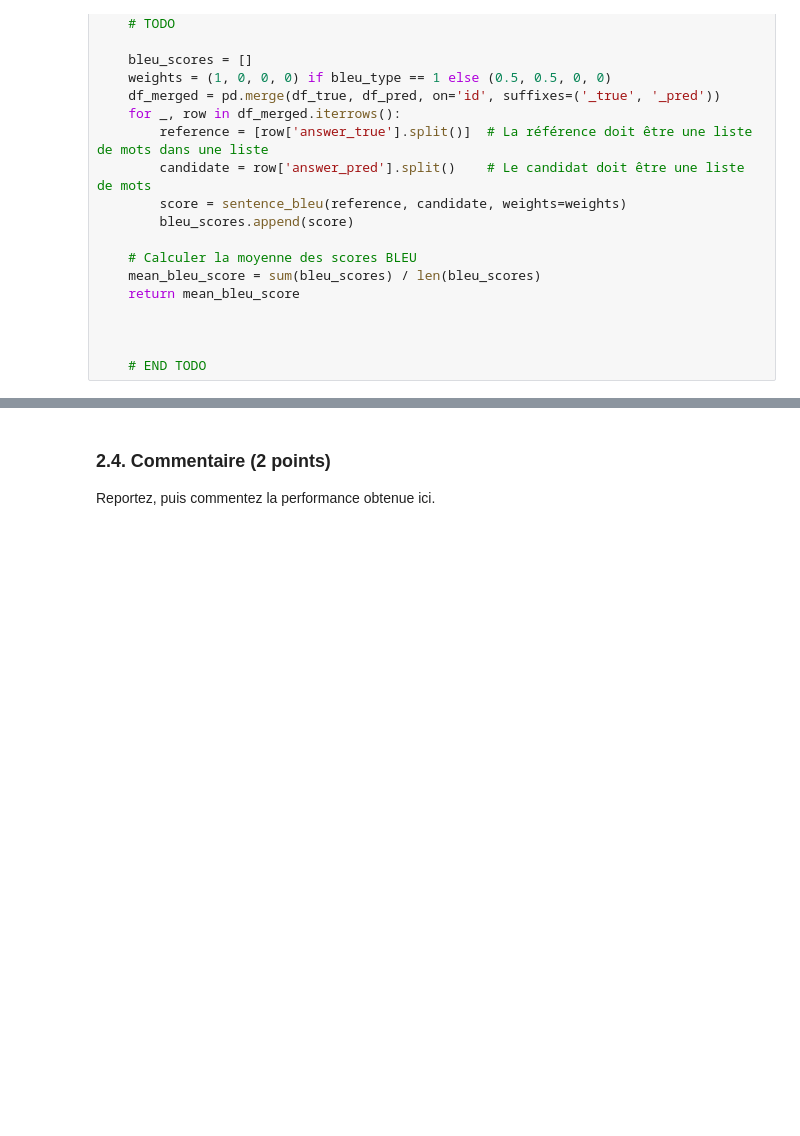
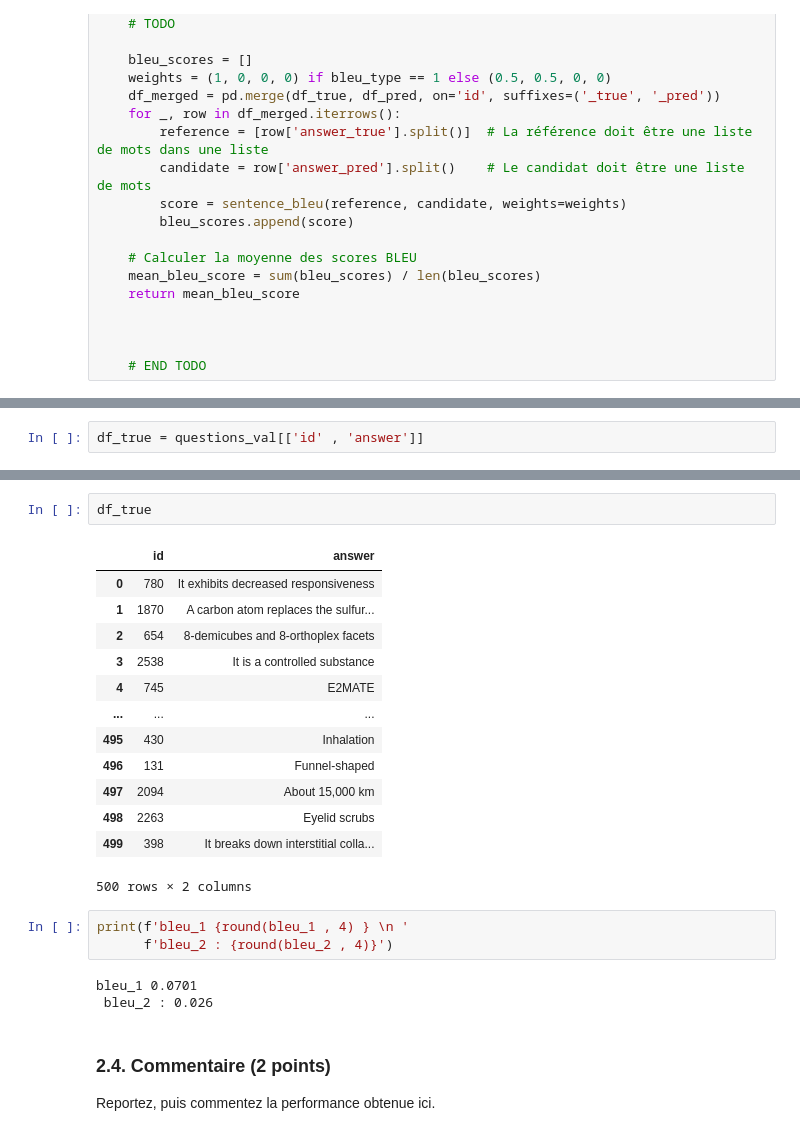
Before and after one commit to mohamedali05/TP_INF8460, a Jupyter notebook: TP_4/INF8460_A24_TP4.ipynb, the cells around one changed output, grey strips where cells are left out. Cells and saved outputs as stored; diff of their text form; blank space fills up the shorter version.

```diff
--- a/TP_4/INF8460_A24_TP4.ipynb
+++ b/TP_4/INF8460_A24_TP4.ipynb
@@ -394,0 +485,2 @@ device(type='cuda', index=0)
+# %%
+df_true = questions_val[['id' , 'answer']]
@@ -395,3 +507,25 @@ device(type='cuda', index=0)
+# %%
+df_true
+# %% [output]
+|  | id | answer |
+| 0 | 780 | It exhibits decreased responsiveness |
+| 1 | 1870 | A carbon atom replaces the sulfur... |
+| 2 | 654 | 8-demicubes and 8-orthoplex facets |
+| 3 | 2538 | It is a controlled substance |
+| 4 | 745 | E2MATE |
+| ... | ... | ... |
+| 495 | 430 | Inhalation |
+| 496 | 131 | Funnel-shaped |
+| 497 | 2094 | About 15,000 km |
+| 498 | 2263 | Eyelid scrubs |
+| 499 | 398 | It breaks down interstitial colla... |
+500 rows × 2 columns
+# %%
+print(f'bleu_1 {round(bleu_1 , 4) } \n '
+      f'bleu_2 : {round(bleu_2 , 4)}')
+# %% [output]
+bleu_1 0.0701
+ bleu_2 : 0.026
 # %% [markdown]
 ### 2.4. Commentaire (2 points)
 
```
Also changed, not shown: parts of 32 cells of this notebook.
